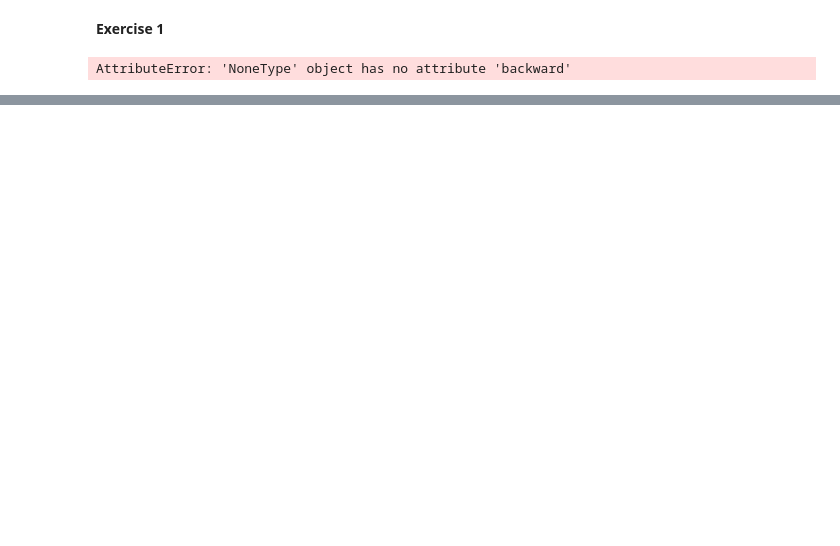
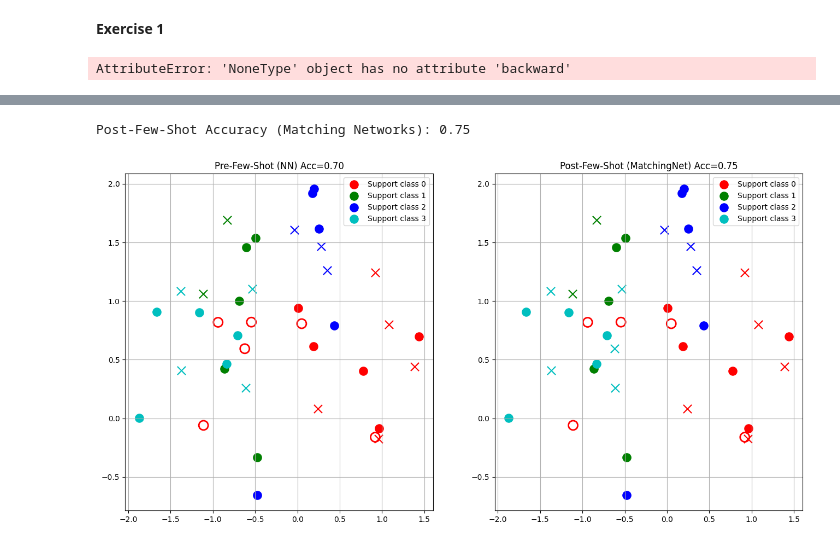
Before and after one commit to miadamczyk/miniproject, a Jupyter notebook: notebook1.ipynb, the cells around one changed output, grey strips where cells are left out. Saved outputs shown, nothing was run; the diff lists cells and outputs as text; code cells hidden in the pictures; blank space fills up the shorter version.

Commit message:
Added Siamese networks part

```diff
--- a/notebook1.ipynb
+++ b/notebook1.ipynb
@@ -754,0 +698,9 @@ Matching Networks are a few-shot learning approach that extends the ideas of Pro
+# %%
+resnet = torchvision.models.resnet18(weights=True)
+resnet.fc = nn.Identity()
+resnet = resnet.to(device)
+resnet.eval()
+
+with torch.no_grad():
+    support_emb = resnet(support_x)
+    query_emb = resnet(query_x)
@@ -754,0 +739,69 @@ Matching Networks are a few-shot learning approach that extends the ideas of Pro
+# %%
+# Attention-weighted sum over support set (Matching Networks)
+attention = torch.softmax(sim_matrix, dim=1)
+support_onehot = torch.zeros(support_y.size(0), n_way).to(device)
+support_onehot[torch.arange(support_y.size(0)), support_y] = 1
+post_preds = attention @ support_onehot
+post_preds = post_preds.argmax(dim=1)
+post_acc = (post_preds == query_y).float().mean().item()
+
+print(f"Post-Few-Shot Accuracy (Matching Networks): {post_acc:.2f}")
+# %% [output]
+Post-Few-Shot Accuracy (Matching Networks): 0.75
+# %%
+all_emb = torch.cat([support_emb, query_emb], dim=0).cpu().numpy()
+all_labels = torch.cat([support_y, query_y], dim=0).cpu().numpy()
+
+pre_preds_all = torch.cat([support_y, pre_preds], dim=0).cpu().numpy()
+post_preds_all = torch.cat([support_y, post_preds], dim=0).cpu().numpy()
+
+tsne = TSNE(n_components=2, random_state=42)
+all_2d = tsne.fit_transform(all_emb)
+
+support_2d = all_2d[:support_emb.size(0)]
+query_2d = all_2d[support_emb.size(0):]
+
+fig, axes = plt.subplots(1, 2, figsize=(16, 8))
+
+def plot_tsne(ax, preds, title):
+    for c in range(n_way):
+        ax.scatter(
+            support_2d[support_y.cpu() == c, 0],
+            support_2d[support_y.cpu() == c, 1],
+            color=colors[c],
+            label=f"Support class {c}",
+            s=120
+        )
+    for i in range(len(query_2d)):
+        correct = preds[i] == query_y[i].item()
+        if correct:
+            ax.scatter(
+                query_2d[i, 0],
+                query_2d[i, 1],
+                marker='x',
+                color=colors[preds[i]],
+                s=120
+            )
+        else:
+            ax.scatter(
+                query_2d[i, 0],
+                query_2d[i, 1],
+                marker='o',
+                facecolors='none',
+                edgecolors='r',
+                s=150,
+                linewidths=2
+            )
+    ax.set_title(title)
+    ax.grid(True)
+
+plot_tsne(axes[0], pre_preds.cpu().numpy(), f"Pre-Few-Shot (NN) Acc={pre_acc:.2f}")
+plot_tsne(axes[1], post_preds.cpu().numpy(), f"Post-Few-Shot (MatchingNet) Acc={post_acc:.2f}")
+
+axes[0].legend()
+axes[1].legend()
+plt.show()
+
+#x-es - well classified, rings - wrongly classified
+# %% [output]
+[figure, added]
```
Also changed, not shown: parts of 29 cells of this notebook.
